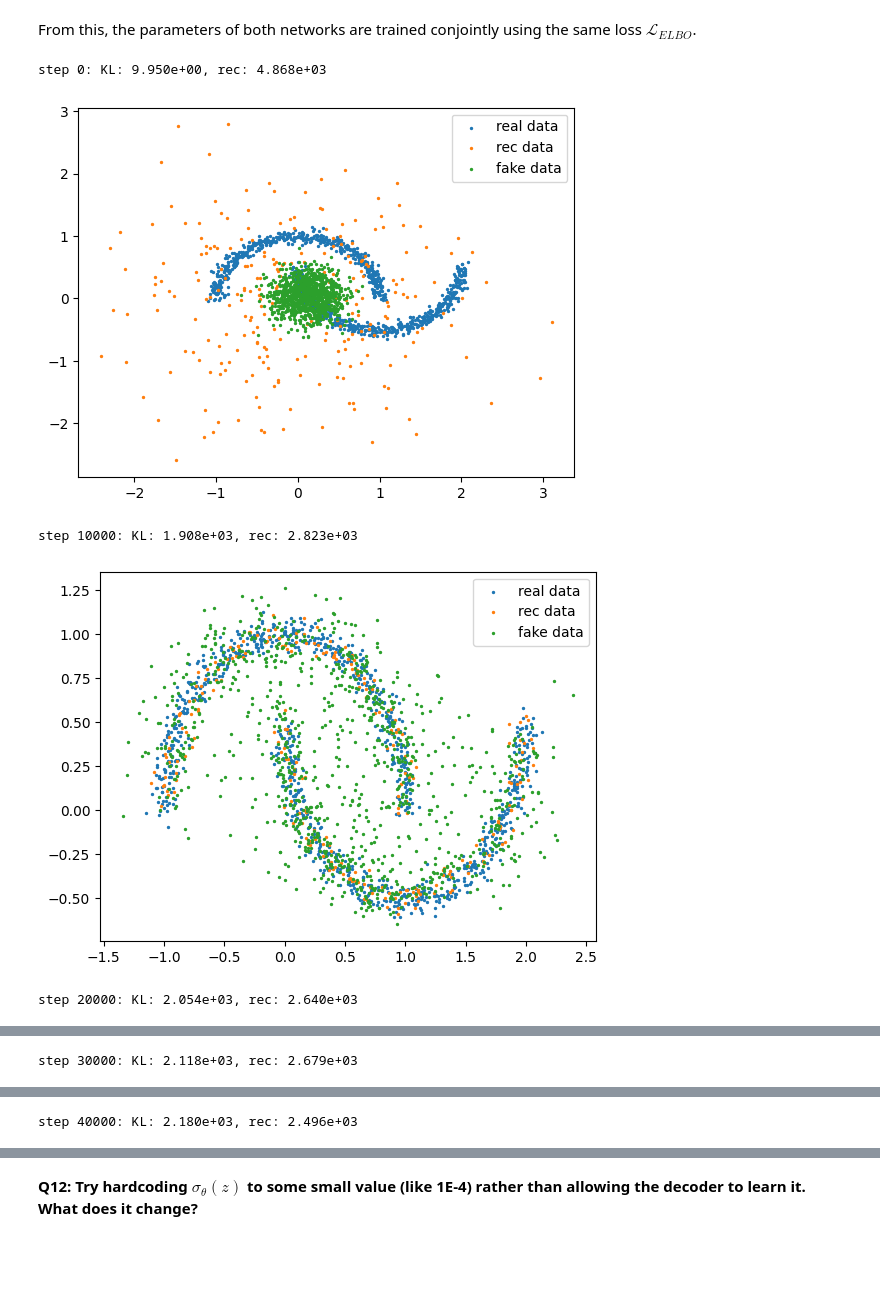
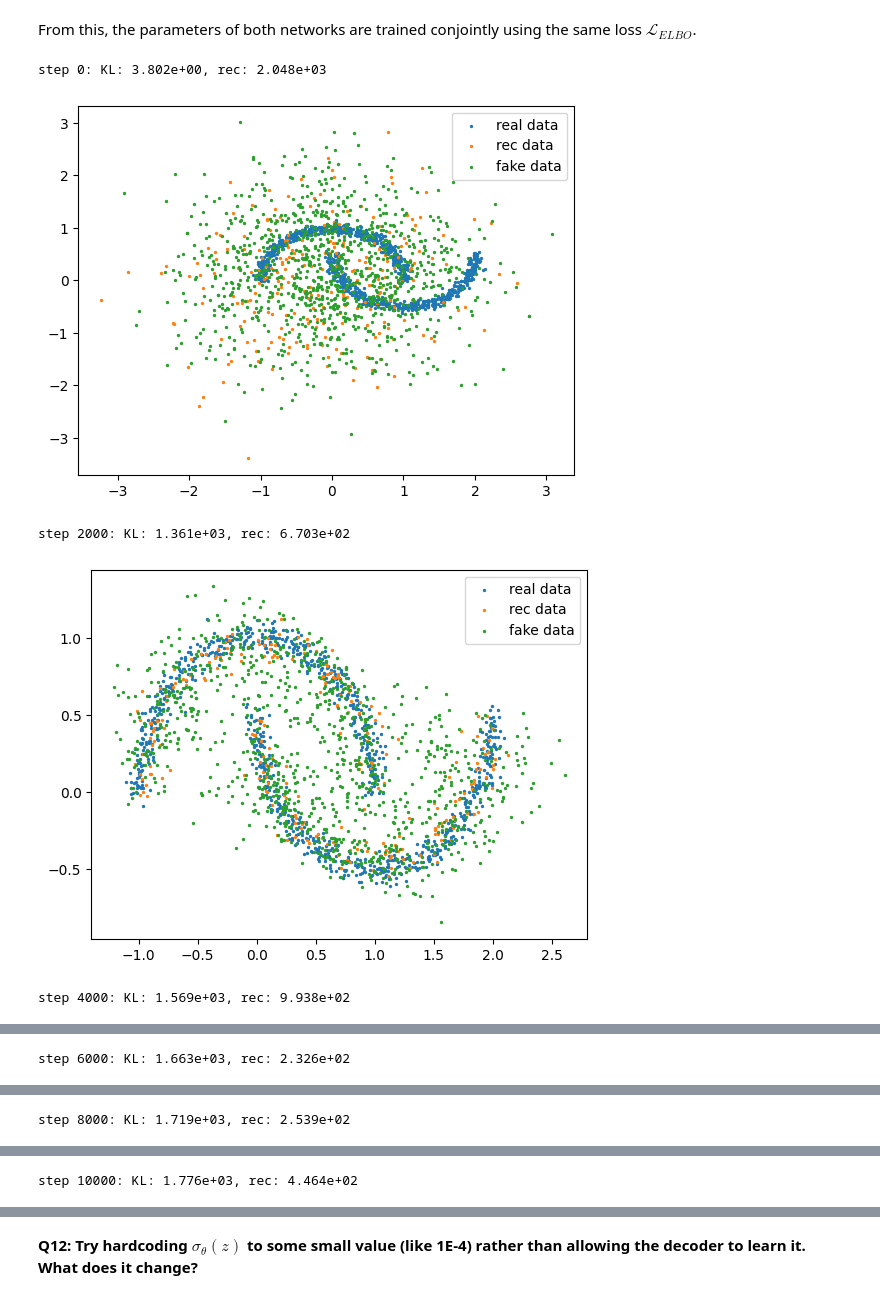
Before and after one commit to QMoayedpour/DeepInPractice_MVA, a Jupyter notebook: tp_6/TP6_generative_models.ipynb, the cells around one changed output, grey strips where cells are left out. Cells and saved outputs as stored; diff of their text form; code cells hidden in the pictures; blank space fills up the shorter version.

```diff
--- a/tp_6/TP6_generative_models.ipynb
+++ b/tp_6/TP6_generative_models.ipynb
@@ -143,15 +147,16 @@ PRIOR_N = 2
 
 # Define the generator
 class Generator(nn.Module):
-    def __init__(self):
+    def __init__(self, device="cpu"):
         super().__init__()
         self.fc1 = nn.Linear(PRIOR_N, 2)
+        self.device = device
 
     def __call__(self, z):
         return self.fc1(z)
 
     def generate(self, batchlen):
-        z = torch.normal(torch.zeros(batchlen, PRIOR_N), 1.0)
+        z = torch.normal(torch.zeros(batchlen, PRIOR_N), 1.0).to(self.device)
         return self.__call__(z)
 
 
@@ -333,4 +314,7 @@ class Discriminator(nn.Module):
 # %%
-generator_deep = Generator(depth=3, width=150,device="cuda")
-discriminator_deep = Discriminator(depth=3, width=150).to("cuda")
-deep_samples = train_and_return_samples(generator_deep, discriminator_deep, train_ratio=3, device="cuda")
+device = torch.device("cuda" if torch.cuda.is_available() else "cpu")
+
+generator_deep = Generator(depth=5, width=16,device=device)
+discriminator_deep = Discriminator(depth=5, width=16)#.to(device)
+deep_samples = train_and_return_samples(generator_deep, discriminator_deep, n_iter=10000,
+                                        train_ratio=8, device=device, show_steps=2000)
@@ -488,6 +554,6 @@ We will build and train a VAE using the same dataset as previously, in order to
 # %%
 # Choose a value for the latent dimension
-LATENT_N = 10
+LATENT_N = 4
 
 # Define the generator
 class Encoder(nn.Module):
@@ -543,7 +609,7 @@ class Decoder(nn.Module):
         logvar = self.fc_logvar(z)
         return (mu, logvar)
 
-    def generate(self, batchlen, n_samples=20):
+    def generate(self, batchlen, n_samples=1):
         z = torch.normal(torch.zeros(batchlen, LATENT_N), 1.0).to(self.device)
         mu, logvar = self.__call__(z)
 
@@ -557,15 +623,16 @@ class Decoder(nn.Module):
 From this, the parameters of both networks are trained conjointly using the same loss $\mathcal{L}_{ELBO}$.
 # %%
 # Total number of training iterations for the VAE
-N_ITER = 40001
+N_ITER = 10001
 # Batch size to use
 BATCHLEN = 128*2
-BETA = 4
+BETA = 4 # we added this parameter beta to control the relative importance of the reconstruction loss (relativly to
+# the KL term)
 
 device = torch.device("cuda" if torch.cuda.is_available() else "cpu")
 
-encoder = Encoder(depth=3, width=150,).to(device)
-decoder = Decoder(depth=3, width=150, device=device).to(device)
+encoder = Encoder(depth=4, width=128,).to(device)
+decoder = Decoder(depth=4, width=128, device=device).to(device)
 
 
 def train_vae(encoder, decoder, show_steps=10000, device="cpu"):
@@ -587,38 +654,39 @@ def train_vae(encoder, decoder, show_steps=10000, device="cpu"):
         loss_kl = 0.5 * torch.sum(-1 - enc_logvar + enc_mu**2 + torch.exp(enc_logvar))
         #
         # SAMPLE z FROM q(z|x) HERE
         #
         std = torch.exp(0.5 * enc_logvar)
         eps = torch.randn_like(std).to(device)
         z = enc_mu + eps * std
 
         dec_mu, dec_logvar = decoder(z)
         #
         # COMPUTE THE RECONSTRUCTION PART OF THE LOSS HERE
         #
         loss_rec = 0.5 * torch.sum(LATENT_N  * torch.log(torch.tensor(2 * torch.pi)) + dec_logvar + (x - dec_mu)**2 * torch.exp(-dec_logvar))
 
         loss = loss_kl + BETA * loss_rec
 
         loss.backward()
         optim_enc.step()
         optim_dec.step()
-        if i%show_steps == 0:
+        if show_steps and i%show_steps == 0:
             print('step {}: KL: {:.3e}, rec: {:.3e}'.format(i, float(loss_kl), float(loss_rec)))
             # plot the result
-            real_batch = generate_batch(1024)
+            real_batch = x.detach().cpu()#generate_batch(1024)
             rec_batch = torch.normal(dec_mu, torch.exp(0.5*dec_logvar)).detach().cpu()
             fake_batch = decoder.generate(1024).detach().cpu()
             plt.scatter(real_batch[:,0], real_batch[:,1], s=2.0, label='real data')
             plt.scatter(rec_batch[:,0], rec_batch[:,1], s=2.0, label='rec data')
             plt.scatter(fake_batch[:,0], fake_batch[:,1], s=2.0, label='fake data')
             plt.legend()
             plt.show()
+    return (loss_kl.item(), loss_rec.item())
 
-train_vae(encoder, decoder, device="cuda")
+_ = train_vae(encoder, decoder, device="cuda", show_steps=2000)
 # %% [output]
-step 0: KL: 9.950e+00, rec: 4.868e+03
+step 0: KL: 3.802e+00, rec: 2.048e+03
-[figure, old version]
+[figure, new version]
-step 10000: KL: 1.908e+03, rec: 2.823e+03
+step 2000: KL: 1.361e+03, rec: 6.703e+02
-[figure, old version]
+[figure, new version]
-step 20000: KL: 2.054e+03, rec: 2.640e+03
+step 4000: KL: 1.569e+03, rec: 9.938e+02
@@ -626 +694 @@ step 20000: KL: 2.054e+03, rec: 2.640e+03
-step 30000: KL: 2.118e+03, rec: 2.679e+03
+step 6000: KL: 1.663e+03, rec: 2.326e+02
@@ -628 +696 @@ step 30000: KL: 2.118e+03, rec: 2.679e+03
-step 40000: KL: 2.180e+03, rec: 2.496e+03
+step 8000: KL: 1.719e+03, rec: 2.539e+02
@@ -629,0 +698 @@ step 40000: KL: 2.180e+03, rec: 2.496e+03
+step 10000: KL: 1.776e+03, rec: 4.464e+02
```
Also changed, not shown: parts of 30 cells of this notebook.
